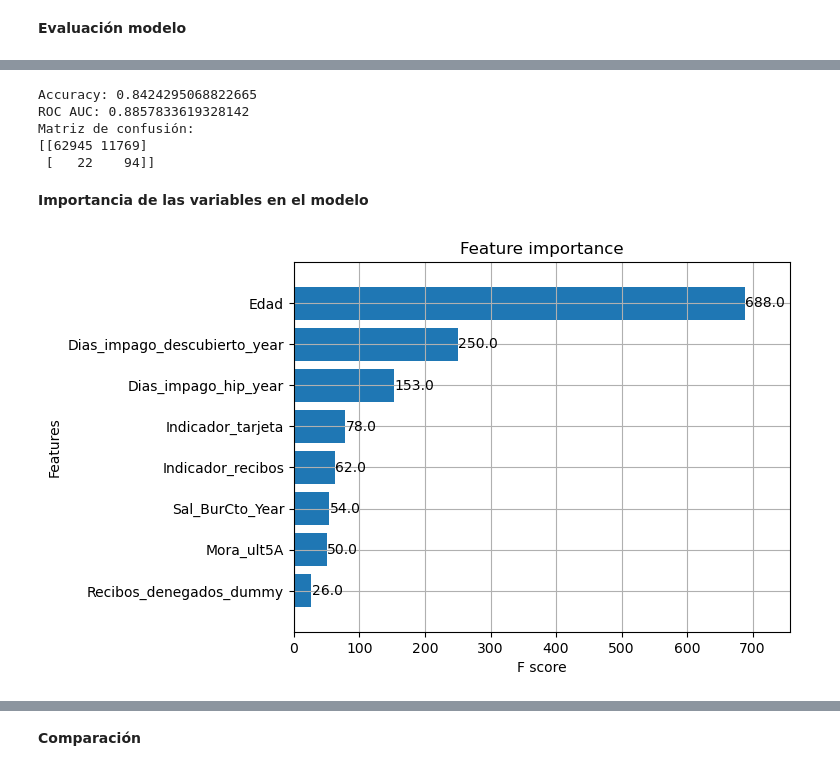
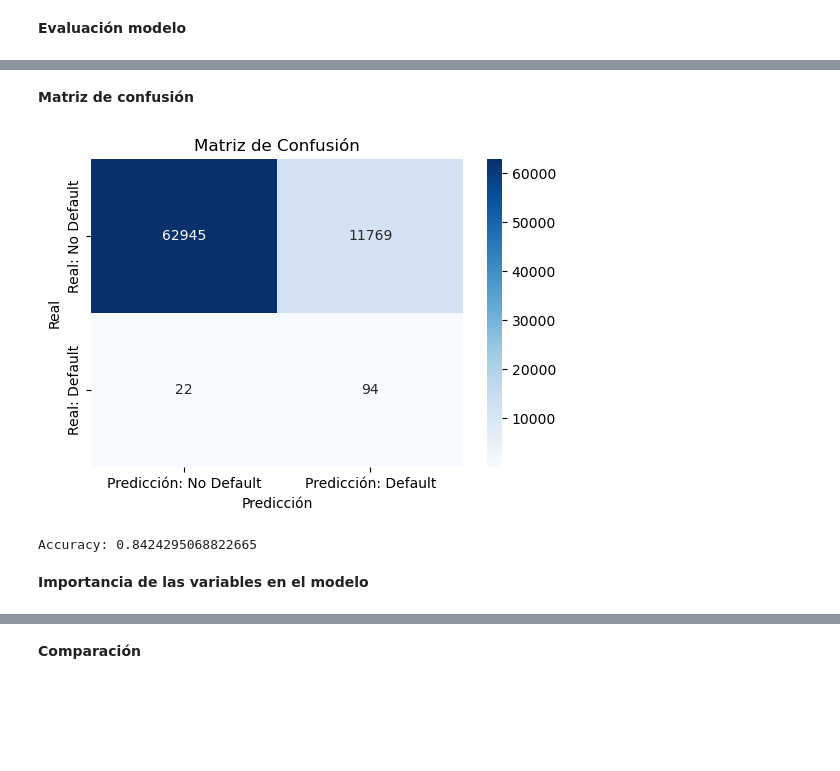
Before and after one commit to martamateosgon/Finanzas_MS, a Jupyter notebook: 2_marta_nagore.ipynb, the cells around one changed output, grey strips where cells are left out. Saved outputs shown, nothing was run; the diff lists cells and outputs as text; code cells hidden in the pictures; blank space fills up the shorter version.

```diff
--- a/2_marta_nagore.ipynb
+++ b/2_marta_nagore.ipynb
@@ -726,23 +747,23 @@ y_pred = (y_pred_prob > 0.5).astype(int)  # Predicción final (clase 0 o 1)
+# %% [markdown]
+**Matriz de confusión**
+# %%
+# Calcular la matriz de confusión
+cm = confusion_matrix(y_test, y_pred)
+
+# Crear el gráfico de la matriz de confusión
+plt.figure(figsize=(6, 4))
+sns.heatmap(cm, annot=True, fmt='d', cmap='Blues', xticklabels=['Predicción: No Default', 'Predicción: Default'], yticklabels=['Real: No Default', 'Real: Default'])
+plt.title('Matriz de Confusión')
+plt.xlabel('Predicción')
+plt.ylabel('Real')
+plt.show()
+# %% [output]
+[figure, added]
 # %%
 accuracy = accuracy_score(y_test, y_pred)
-roc_auc = roc_auc_score(y_test, y_pred_prob)
-cm = confusion_matrix(y_test, y_pred)
 
 print(f'Accuracy: {accuracy}')
-print(f'ROC AUC: {roc_auc}')
-print('Matriz de confusión:')
-print(cm)
 # %% [output]
 Accuracy: 0.8424295068822665
-ROC AUC: 0.8857833619328142
-Matriz de confusión:
-[[62945 11769]
- [   22    94]]
 # %% [markdown]
 **Importancia de las variables en el modelo**
-# %%
-# Obtener la importancia de las características
-xgb.plot_importance(model, importance_type='weight', max_num_features=10, height=0.8)
-plt.show()
-# %% [output]
-[figure, removed]
```
Also changed, not shown: parts of 3 cells of this notebook.
